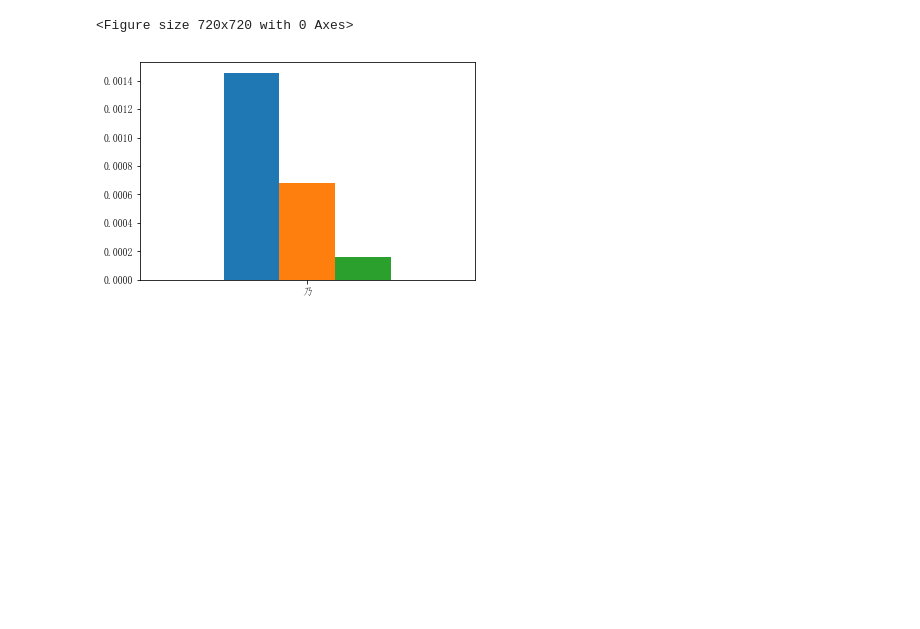
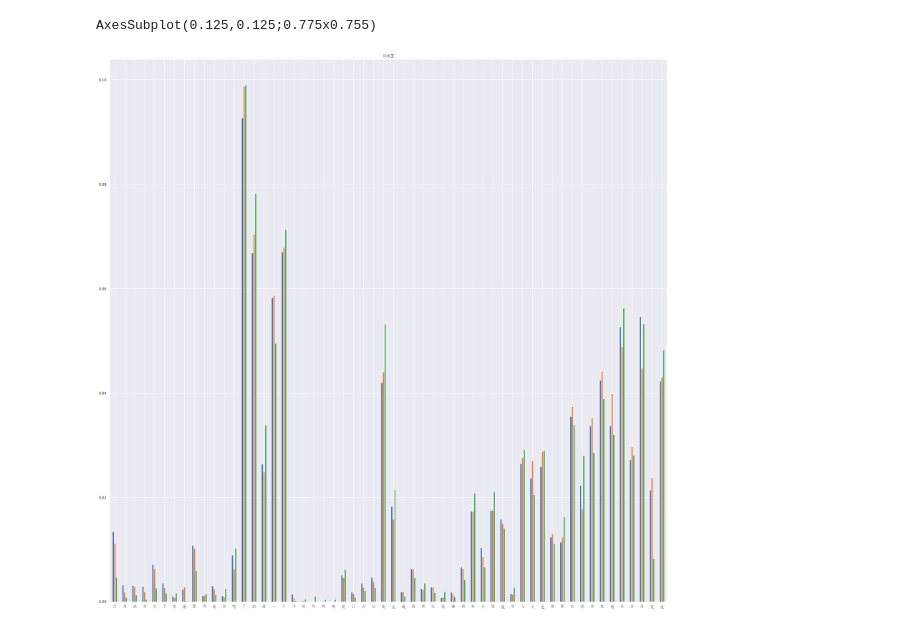
Before and after one commit to ELFEamp/Course_Intro2Compter_2020Fall, a Jupyter notebook: HLM_style_analysis.ipynb, the cells around one changed output. Saved outputs shown, nothing was run; the diff lists cells and outputs as text; code cells hidden in the pictures; blank space fills up the shorter version.

```diff
--- a/HLM_style_analysis.ipynb
+++ b/HLM_style_analysis.ipynb
@@ -149,0 +109,12 @@ plt.show()
+# %%
+import pandas as pd
+pd.set_option('precision', 5)
+mat_list = [kld,smd,nmd]
+label = ['文件之间的KL距离','文件之间的对称距离','文件之间的二值化距离',]
+for mat,l in zip(mat_list,label):
+    df = pd.DataFrame(mat)
+    df.index = ['A','B','C']
+    df.columns = ['A','B','C']
+    print(l)
+    print(df)
+    print('\n')
@@ -150,33 +165,26 @@ plt.show()
 # %%
 import matplotlib as mpl
 import pylab as pl
 import pandas as pd
-mpl.rcParams['font.sans-serif'] = ['FangSong']  # 指定默认字体
-mpl.rcParams['axes.unicode_minus'] = False
-plt.figure(figsize=(10,10))
-# word_freq = dict(zip(word_list,[0.0,0.0,0.0]*len(word_list)))
+
+pl.rcParams['font.sans-serif'] = ['FangSong']  # 指定默认字体
+pl.rcParams['axes.unicode_minus'] = False  # 解决保存图像是负号'-'显示为方块的问题
 word_freq = {}
-j = 0
-# for w in word_list:
-#     fl = []
-#     for i in range(len(freq_list)):
-#         fl.append(freq_list[i][w])
-#     word_freq[w] = fl
-#     j+=1
-#     if j > 8:
-#         break
-w = "乃"
-fl = []
-for i in range(len(freq_list)):
 
-    fl.append(freq_list[i][w])
-word_freq[w] = fl
+for w in word_list:
+    fl = []
+    for i in range(len(freq_list)):
+        fl.append(freq_list[i][w])
+    word_freq[w] = fl
+
 df = pd.DataFrame(word_freq)
+df.index = ['A','B','C']
 df = df.T
-ax = df.plot(kind='bar',legend=False)
-pl.xticks(rotation=360)
+ax = df.plot(kind='bar',legend=False,figsize=(30,30))
+ax.set_title("词频图",fontproperties=cfont)
+ax.set_xticklabels(ax.get_xticklabels(),fontproperties=cfont,rotation=360)
 fig = ax.get_figure()
-fig.savefig('fig.svg')
+fig.show()
 # %% [output]
-<Figure size 720x720 with 0 Axes>
+AxesSubplot(0.125,0.125;0.775x0.755)
-[figure, old version]
+[figure, new version]
```
Also changed, not shown: parts of 7 cells of this notebook, 6 other files.
